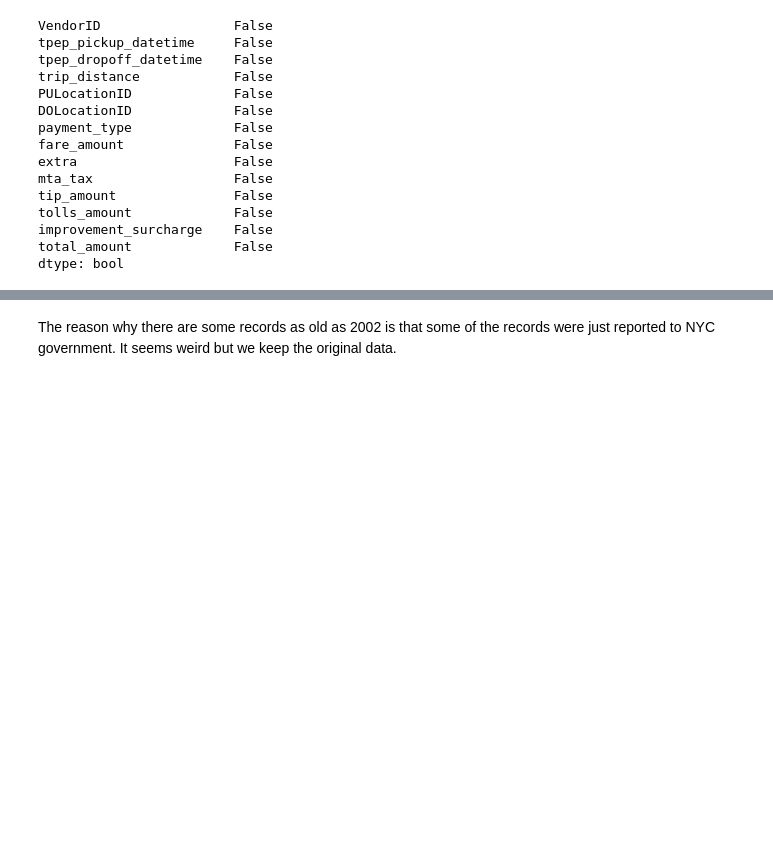
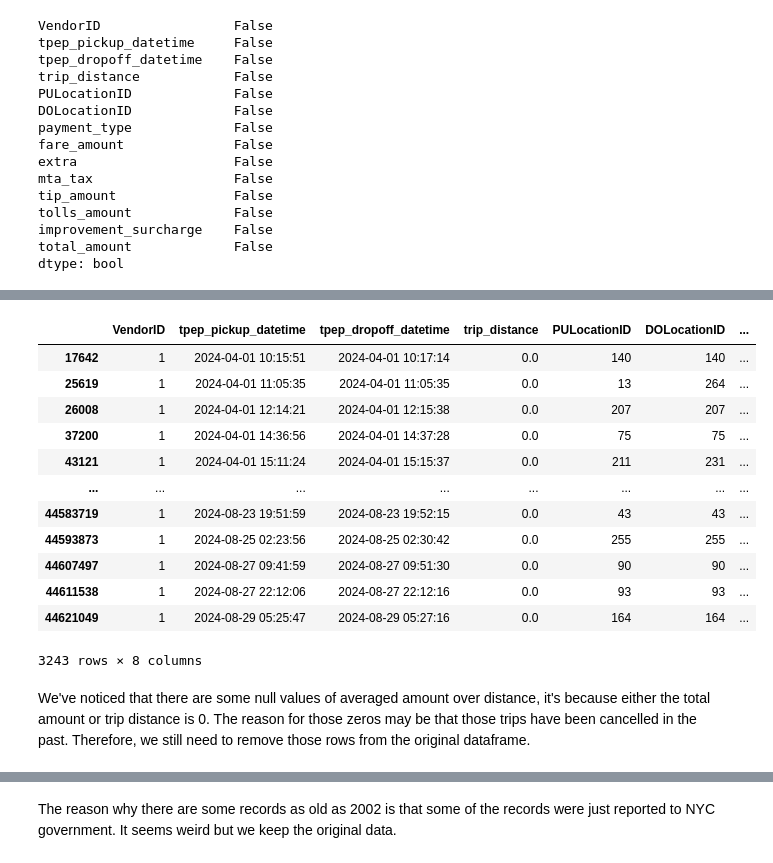
Before and after one commit to Thilak-cm/ML605-Project, a Jupyter notebook: data_from_2024/final.ipynb, the cells around one changed output, grey strips where cells are left out. Cells and saved outputs as stored; diff of their text form; code cells hidden in the pictures; blank space fills up the shorter version.

```diff
--- a/data_from_2024/final.ipynb
+++ b/data_from_2024/final.ipynb
@@ -117,6 +108,6 @@ total_amount             False
 dtype: bool
 # %%
 # Then, we can drop all columns mentioning charges, it includes payment_type,
-# fare_amount, extra, mta_tax, tip_amount, tolls_amount, improvement_surcharge, total_amount
+# fare_amount, extra, mta_tax, tip_amount, tolls_amount, improvement_surcharge
 df_cleaned = df_cleaned.drop(["payment_type", "fare_amount", "extra", "mta_tax", "tip_amount",
-                              "tolls_amount", "improvement_surcharge", "total_amount"], axis=1)
+                              "tolls_amount", "improvement_surcharge"], axis=1)
@@ -133,0 +114,3 @@ dtype: bool
+# %%
+# Before dropping all charges, we need to assess the demand of taxi by total amount over trip distance
+df_cleaned['dist_avg_amt'] = df_cleaned['total_amount'] / df_cleaned['trip_distance']
@@ -133,0 +130,21 @@ dtype: bool
+# %%
+# drop location ID 264 and 265 due to unknown zone name
+df_cleaned = df_cleaned[~(df_cleaned['PULocationID'].isin([264, 265]) & df_cleaned['DOLocationID'].isin([264, 265]))]
+# %%
+df_cleaned[df_cleaned.isnull().any(axis=1)]
+# %% [output]
+|  | VendorID | tpep_pickup_datetime | tpep_dropoff_datetime | trip_distance | PULocationID | DOLocationID | ... |
+| 17642 | 1 | 2024-04-01 10:15:51 | 2024-04-01 10:17:14 | 0.0 | 140 | 140 | ... |
+| 25619 | 1 | 2024-04-01 11:05:35 | 2024-04-01 11:05:35 | 0.0 | 13 | 264 | ... |
+| 26008 | 1 | 2024-04-01 12:14:21 | 2024-04-01 12:15:38 | 0.0 | 207 | 207 | ... |
+| 37200 | 1 | 2024-04-01 14:36:56 | 2024-04-01 14:37:28 | 0.0 | 75 | 75 | ... |
+| 43121 | 1 | 2024-04-01 15:11:24 | 2024-04-01 15:15:37 | 0.0 | 211 | 231 | ... |
+| ... | ... | ... | ... | ... | ... | ... | ... |
+| 44583719 | 1 | 2024-08-23 19:51:59 | 2024-08-23 19:52:15 | 0.0 | 43 | 43 | ... |
+| 44593873 | 1 | 2024-08-25 02:23:56 | 2024-08-25 02:30:42 | 0.0 | 255 | 255 | ... |
+| 44607497 | 1 | 2024-08-27 09:41:59 | 2024-08-27 09:51:30 | 0.0 | 90 | 90 | ... |
+| 44611538 | 1 | 2024-08-27 22:12:06 | 2024-08-27 22:12:16 | 0.0 | 93 | 93 | ... |
+| 44621049 | 1 | 2024-08-29 05:25:47 | 2024-08-29 05:27:16 | 0.0 | 164 | 164 | ... |
+3243 rows × 8 columns
+# %% [markdown]
+We've noticed that there are some null values of averaged amount over distance, it's because either the total amount or trip distance is 0. The reason for those zeros may be that those trips have been cancelled in the past. Therefore, we still need to remove those rows from the original dataframe.
```
Also changed, not shown: parts of 15 cells of this notebook.
